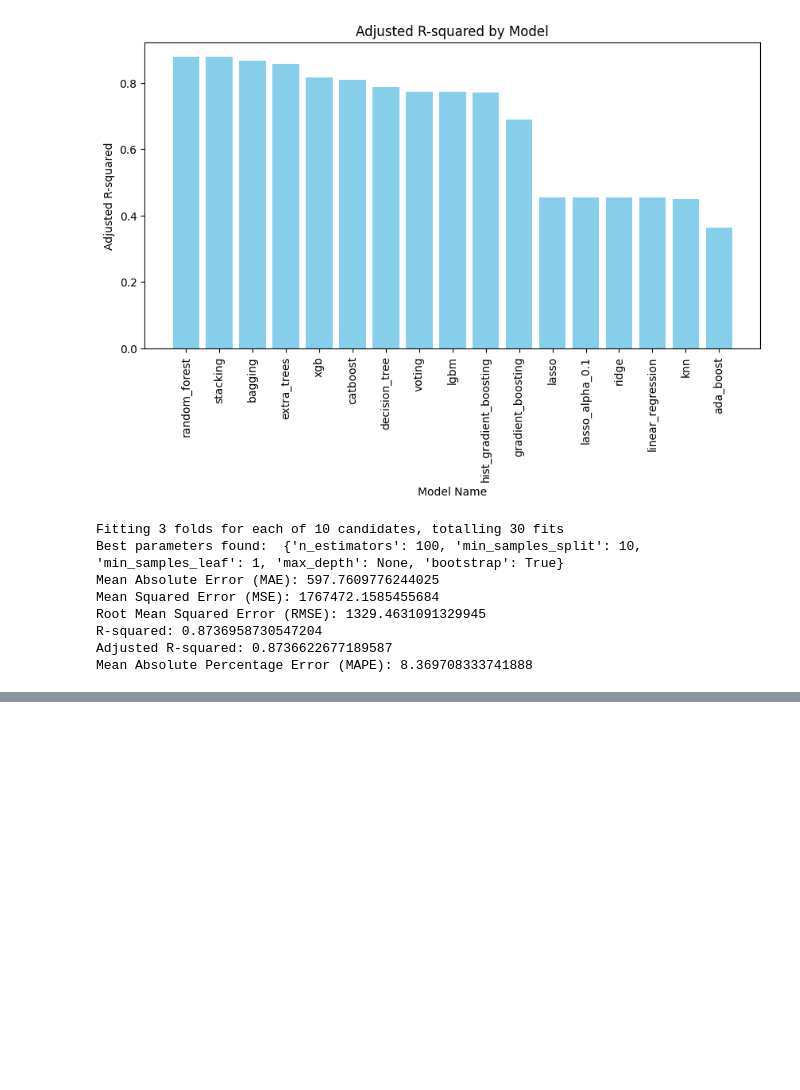
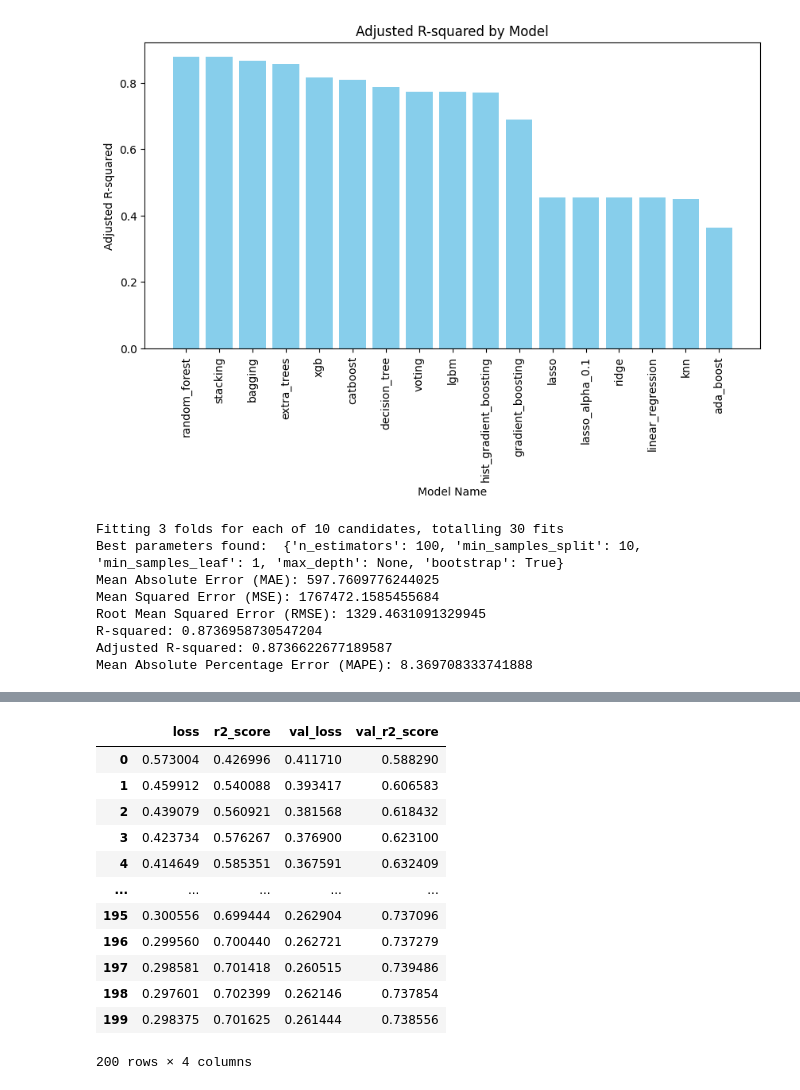
Before and after one commit to lucasvillefort/SCIENCE_PROJECTS, a Jupyter notebook: 1-REGRESSION/5-Flight Fare Prediction/economy.ipynb, the cells around one changed output, grey strips where cells are left out. Cells and saved outputs as stored; diff of their text form; code cells hidden in the pictures; blank space fills up the shorter version.

```diff
--- a/1-REGRESSION/5-Flight Fare Prediction/economy.ipynb
+++ b/1-REGRESSION/5-Flight Fare Prediction/economy.ipynb
@@ -285,0 +353,16 @@ Mean Absolute Percentage Error (MAPE): 8.369708333741888
+# %%
+history_df = pd.DataFrame(history.history)
+# %% [output]
+|  | loss | r2_score | val_loss | val_r2_score |
+| 0 | 0.573004 | 0.426996 | 0.411710 | 0.588290 |
+| 1 | 0.459912 | 0.540088 | 0.393417 | 0.606583 |
+| 2 | 0.439079 | 0.560921 | 0.381568 | 0.618432 |
+| 3 | 0.423734 | 0.576267 | 0.376900 | 0.623100 |
+| 4 | 0.414649 | 0.585351 | 0.367591 | 0.632409 |
+| ... | ... | ... | ... | ... |
+| 195 | 0.300556 | 0.699444 | 0.262904 | 0.737096 |
+| 196 | 0.299560 | 0.700440 | 0.262721 | 0.737279 |
+| 197 | 0.298581 | 0.701418 | 0.260515 | 0.739486 |
+| 198 | 0.297601 | 0.702399 | 0.262146 | 0.737854 |
+| 199 | 0.298375 | 0.701625 | 0.261444 | 0.738556 |
+200 rows × 4 columns
```
Also changed, not shown: parts of 4 cells of this notebook, 3 other files.
